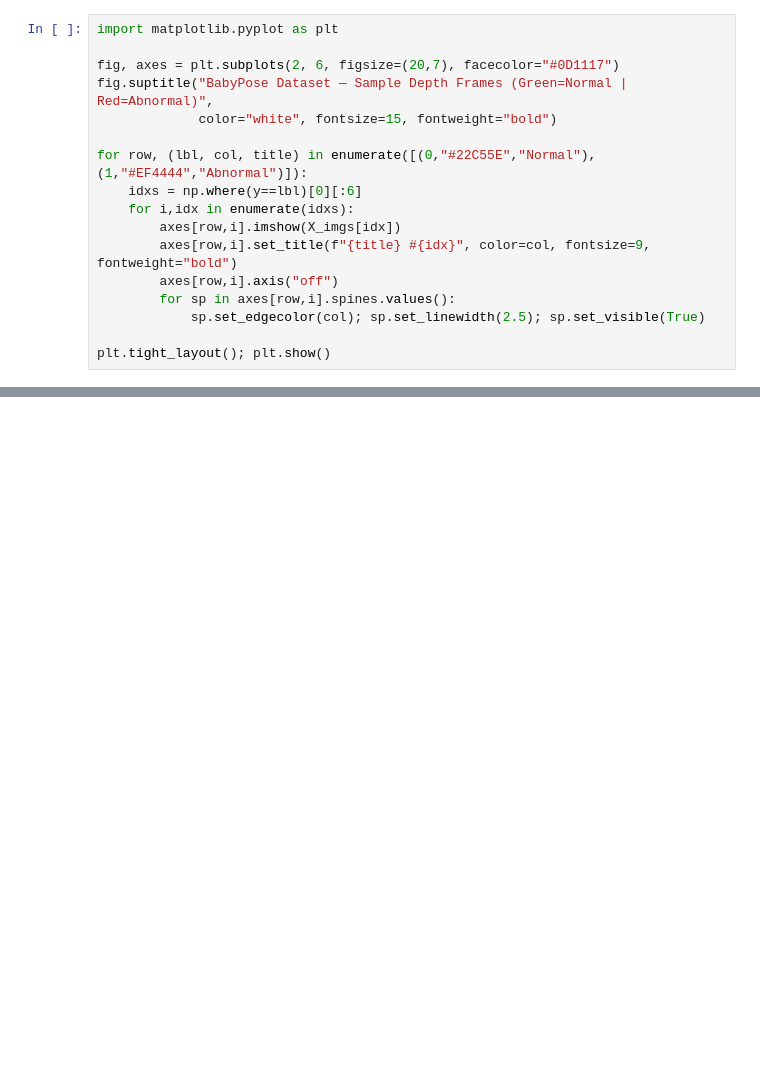
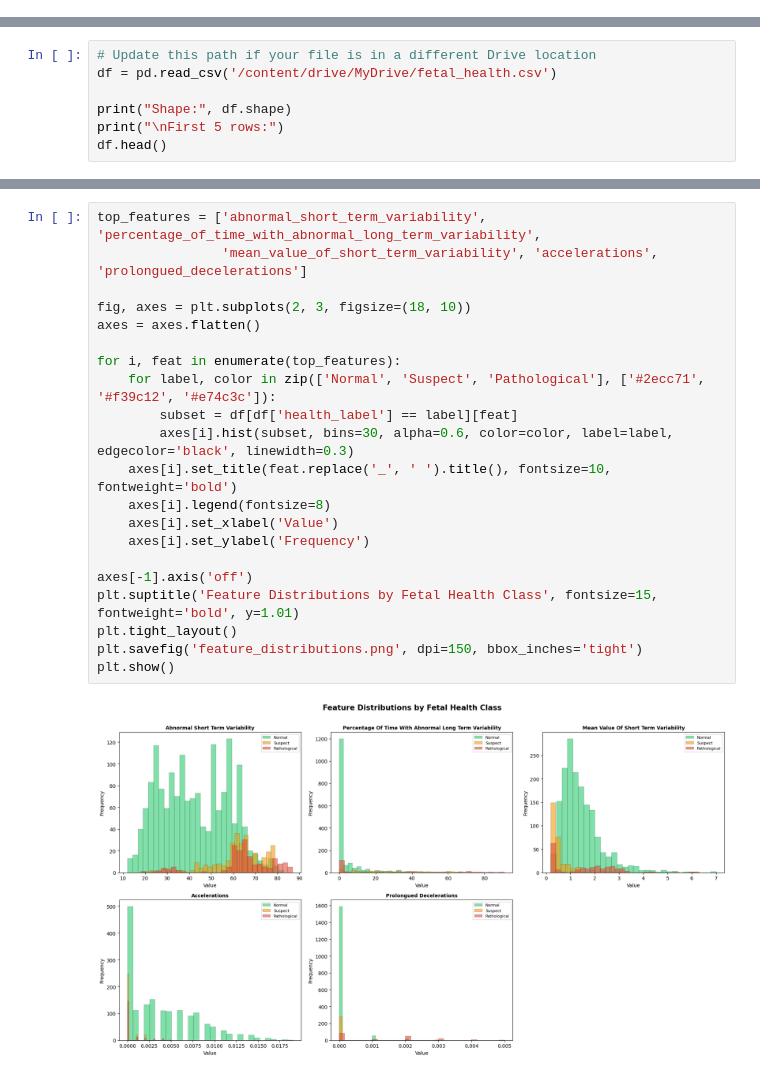
Before and after one commit to bytecraft17/Neoscan-AI-, a Jupyter notebook: Module2_Body_Analysis.ipynb, the cells around one changed output, grey strips where cells are left out. Saved outputs shown, nothing was run; the diff lists cells and outputs as text; blank space fills up the shorter version.

Commit message:
Update Module 2 dataset and documentation

```diff
--- a/Module2_Body_Analysis.ipynb
+++ b/Module2_Body_Analysis.ipynb
@@ -124,17 +0,0 @@ Found 0 depth frame files
-# %%
-import matplotlib.pyplot as plt
-
-fig, axes = plt.subplots(2, 6, figsize=(20,7), facecolor="#0D1117")
-fig.suptitle("BabyPose Dataset — Sample Depth Frames (Green=Normal | Red=Abnormal)",
-             color="white", fontsize=15, fontweight="bold")
-
-for row, (lbl, col, title) in enumerate([(0,"#22C55E","Normal"),(1,"#EF4444","Abnormal")]):
-    idxs = np.where(y==lbl)[0][:6]
-    for i,idx in enumerate(idxs):
-        axes[row,i].imshow(X_imgs[idx])
-        axes[row,i].set_title(f"{title} #{idx}", color=col, fontsize=9, fontweight="bold")
-        axes[row,i].axis("off")
-        for sp in axes[row,i].spines.values():
-            sp.set_edgecolor(col); sp.set_linewidth(2.5); sp.set_visible(True)
-
-plt.tight_layout(); plt.show()
@@ -588,0 +31,7 @@ files.download('body_model.pth')
+# %%
+# Update this path if your file is in a different Drive location
+df = pd.read_csv('/content/drive/MyDrive/fetal_health.csv')
+
+print("Shape:", df.shape)
+print("\nFirst 5 rows:")
+df.head()
@@ -588,0 +164,23 @@ files.download('body_model.pth')
+# %%
+top_features = ['abnormal_short_term_variability', 'percentage_of_time_with_abnormal_long_term_variability',
+                'mean_value_of_short_term_variability', 'accelerations', 'prolongued_decelerations']
+
+fig, axes = plt.subplots(2, 3, figsize=(18, 10))
+axes = axes.flatten()
+
+for i, feat in enumerate(top_features):
+    for label, color in zip(['Normal', 'Suspect', 'Pathological'], ['#2ecc71', '#f39c12', '#e74c3c']):
+        subset = df[df['health_label'] == label][feat]
+        axes[i].hist(subset, bins=30, alpha=0.6, color=color, label=label, edgecolor='black', linewidth=0.3)
+    axes[i].set_title(feat.replace('_', ' ').title(), fontsize=10, fontweight='bold')
+    axes[i].legend(fontsize=8)
+    axes[i].set_xlabel('Value')
+    axes[i].set_ylabel('Frequency')
+
+axes[-1].axis('off')
+plt.suptitle('Feature Distributions by Fetal Health Class', fontsize=15, fontweight='bold', y=1.01)
+plt.tight_layout()
+plt.savefig('feature_distributions.png', dpi=150, bbox_inches='tight')
+plt.show()
+# %% [output]
+[figure, added]
```
Also changed, not shown: parts of 42 cells of this notebook, 1 other file.
